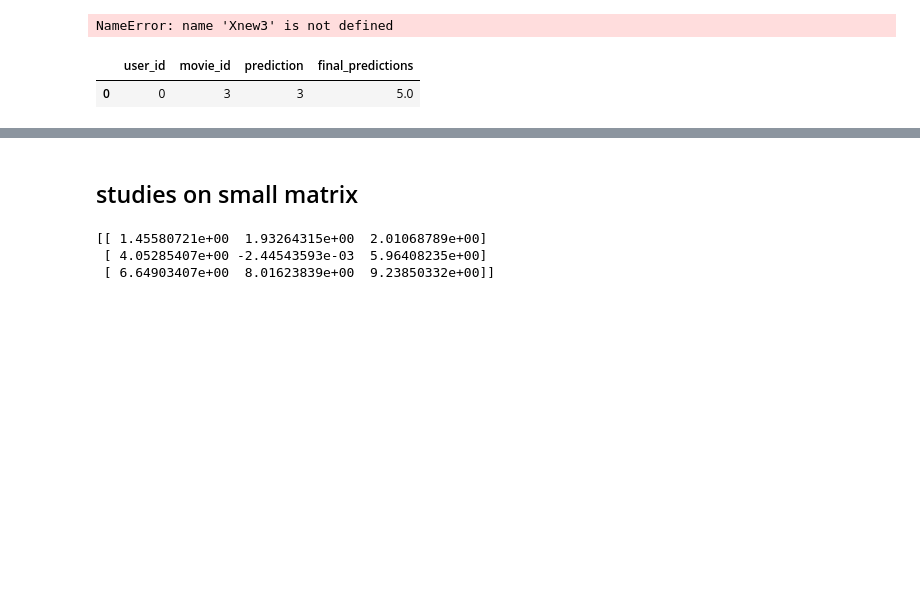
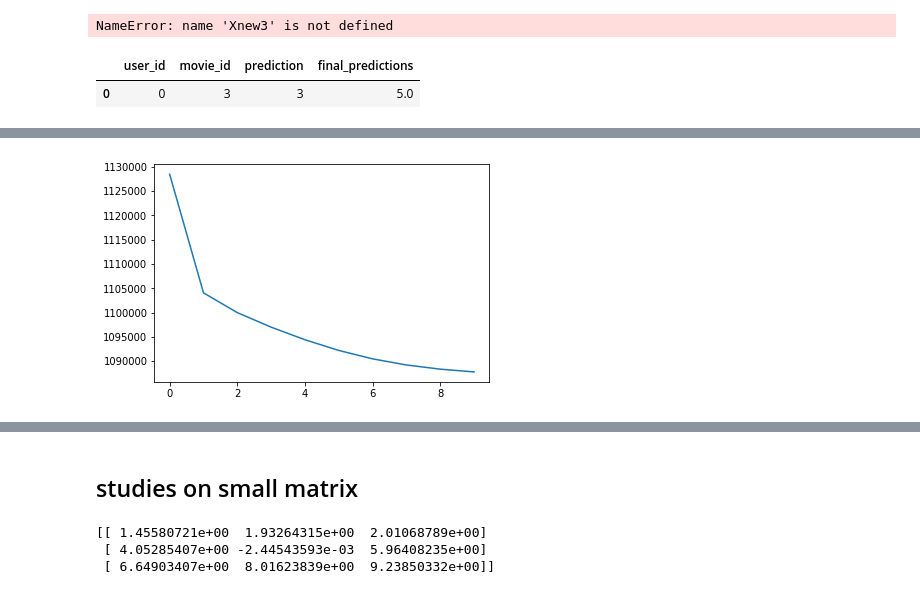
Before and after one commit to brunowicht/ML-Projects-2018, a Jupyter notebook: project2/ALS.ipynb, the cells around one changed output, grey strips where cells are left out. Drawn from its saved outputs; the diff is of its cells as text; code cells hidden in the pictures; blank space fills up the shorter version.

```diff
--- a/project2/ALS.ipynb
+++ b/project2/ALS.ipynb
@@ -181,0 +226,4 @@ def compute_error(X,Y,matrix,label_pos):
+# %%
+piping(matrix,3,label_positions,dataset_to_predict,5.,10,"10pass3feat_lambda5Dot.csv")
+# %% [output]
+[figure, added]
```
Also changed, not shown: parts of 18 cells of this notebook.
